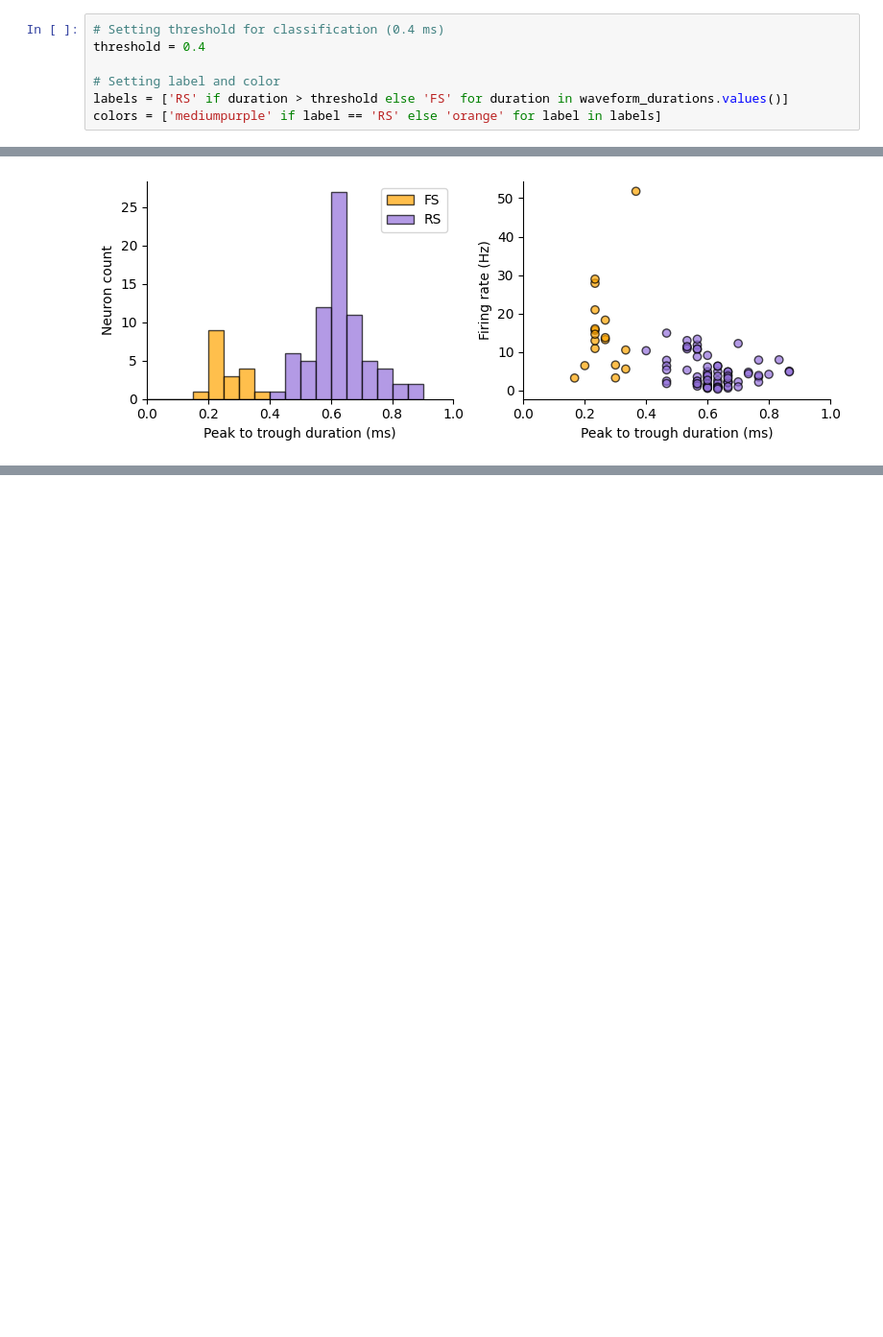
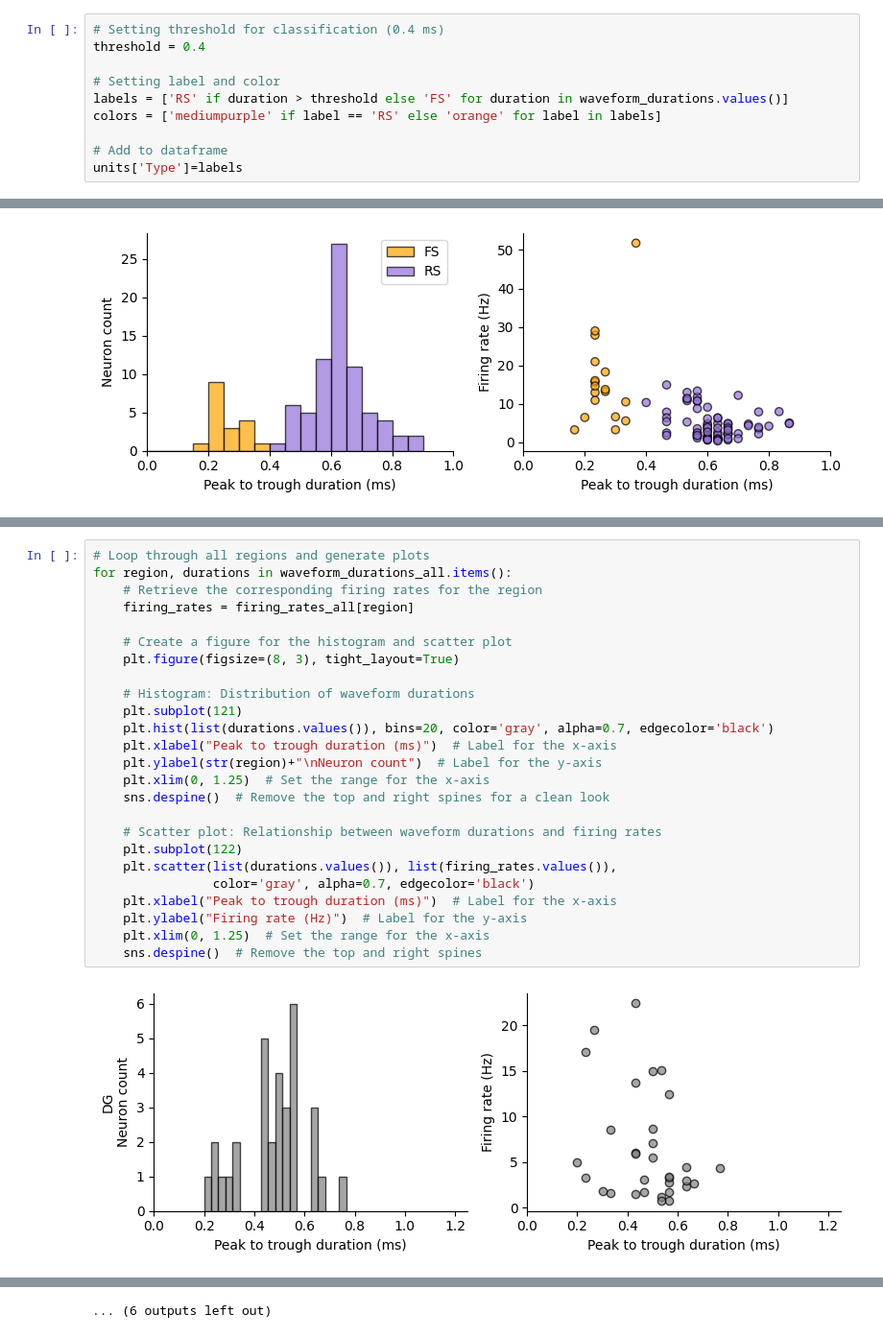
Before and after one commit to yoshihito-saito/Neural-Data-Analysis-Tutorials, a Jupyter notebook: 02_Analyse_Single_Neuron_metrics/01_ Firing properties.ipynb, the cells around one changed output, grey strips where cells are left out. Shown at 96% size. Cells and saved outputs as stored; diff of their text form; blank space fills up the shorter version.

```diff
--- a/02_Analyse_Single_Neuron_metrics/01_ Firing properties.ipynb
+++ b/02_Analyse_Single_Neuron_metrics/01_ Firing properties.ipynb
@@ -352,6 +352,9 @@ threshold = 0.4
 # Setting label and color
 labels = ['RS' if duration > threshold else 'FS' for duration in waveform_durations.values()]
 colors = ['mediumpurple' if label == 'RS' else 'orange' for label in labels]
+
+# Add to dataframe
+units['Type']=labels
 # %%
 # Define bin settings for the histogram
 bin_width = 0.05  # Bin width for the histogram (e.g., 0.05 ms)
@@ -390,0 +434,27 @@ plt.savefig(output_Dir+'/unit_classification.png')
+# %%
+# Loop through all regions and generate plots
+for region, durations in waveform_durations_all.items():
+    # Retrieve the corresponding firing rates for the region
+    firing_rates = firing_rates_all[region]
+
+    # Create a figure for the histogram and scatter plot
+    plt.figure(figsize=(8, 3), tight_layout=True)
+
+    # Histogram: Distribution of waveform durations
+    plt.subplot(121)
+    plt.hist(list(durations.values()), bins=20, color='gray', alpha=0.7, edgecolor='black')
+    plt.xlabel("Peak to trough duration (ms)")  # Label for the x-axis
+    plt.ylabel(str(region)+"\nNeuron count")  # Label for the y-axis
+    plt.xlim(0, 1.25)  # Set the range for the x-axis
+    sns.despine()  # Remove the top and right spines for a clean look
+
+    # Scatter plot: Relationship between waveform durations and firing rates
+    plt.subplot(122)
+    plt.scatter(list(durations.values()), list(firing_rates.values()),
+                color='gray', alpha=0.7, edgecolor='black')
+    plt.xlabel("Peak to trough duration (ms)")  # Label for the x-axis
+    plt.ylabel("Firing rate (Hz)")  # Label for the y-axis
+    plt.xlim(0, 1.25)  # Set the range for the x-axis
+    sns.despine()  # Remove the top and right spines
+# %% [output]
+[figure, added]
@@ -390,0 +472 @@ plt.savefig(output_Dir+'/unit_classification.png')
+... (6 outputs left out)
```
Also changed, not shown: parts of 6 cells of this notebook, 6 other files.
